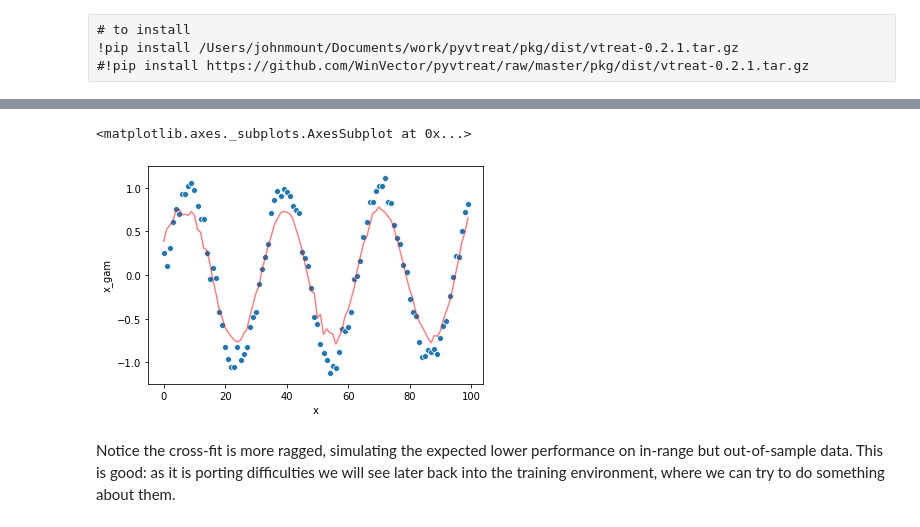
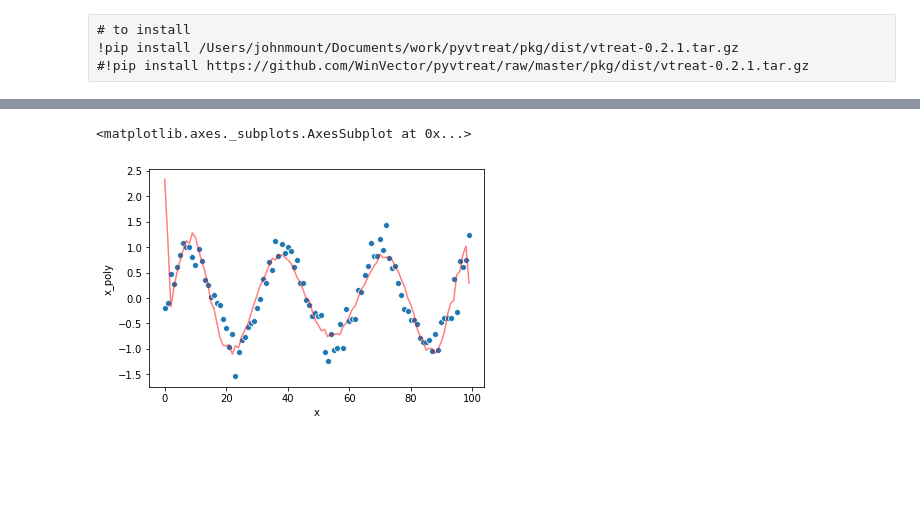
Before and after one commit to WinVector/pyvtreat, a Jupyter notebook: Examples/UserCoders/UserCoders.ipynb, the cells around one changed output, grey strips where cells are left out. Cells and saved outputs as stored; diff of their text form; code cells hidden in the pictures; blank space fills up the shorter version.

Commit message:
test user coder path

```diff
--- a/Examples/UserCoders/UserCoders.ipynb
+++ b/Examples/UserCoders/UserCoders.ipynb
@@ -35,6 +54,6 @@ class GAMTransform(vtreat.transform.UserTransform):
 # %%
 d = pandas.DataFrame({'x':[i for i in range(100)]})
-d['y'] = numpy.sin(0.2*d['x']) + 0.1*numpy.random.normal(size=d.shape[0])
+d['y'] = numpy.sin(0.2*d['x']) + 0.2*numpy.random.normal(size=d.shape[0])
 d.head()
 # %% [output]
 |  | x | y |
@@ -68,5 +85,8 @@ seaborn.lineplot(x='x', y='x_gam', data=fit, color='red', alpha=0.5)
 transform = vtreat.NumericOutcomeTreatment(
     outcome_name='y',
     params = vtreat.vtreat_parameters({
-       'user_transforms': [GAMTransform()]
+        'filter_to_recommended': False,
+        'user_transforms': [PolyTransform(deg=10)]
     }))
+# %%
+transform.fit(d, d['y'])
@@ -90,8 +129,6 @@ x2.head()
 # %%
 seaborn.scatterplot(x='x', y='y', data=x2)
-seaborn.lineplot(x='x', y='x_gam', data=x2, color='red', alpha=0.5)
+seaborn.lineplot(x='x', y='x_poly', data=x2, color='red', alpha=0.5)
 # %% [output]
 <matplotlib.axes._subplots.AxesSubplot at 0x...>
-[figure, old version]
+[figure, new version]
-# %% [markdown]
-Notice the cross-fit is more ragged, simulating the expected lower performance on in-range but out-of-sample data. This is good: as it is porting difficulties we will see later back into the training environment, where we can try to do something about them.
```
Also changed, not shown: parts of 14 cells of this notebook, 4 other files.
